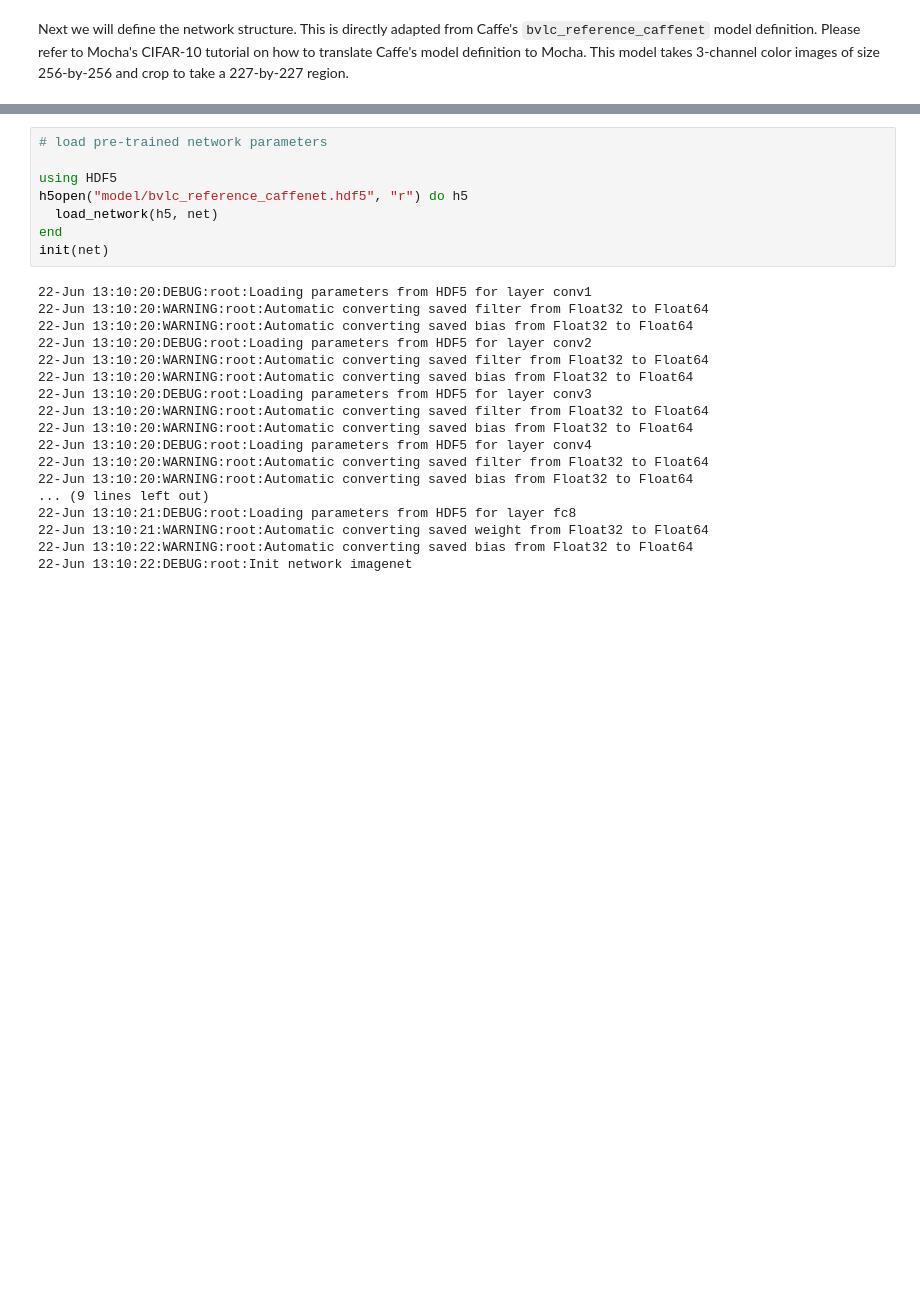
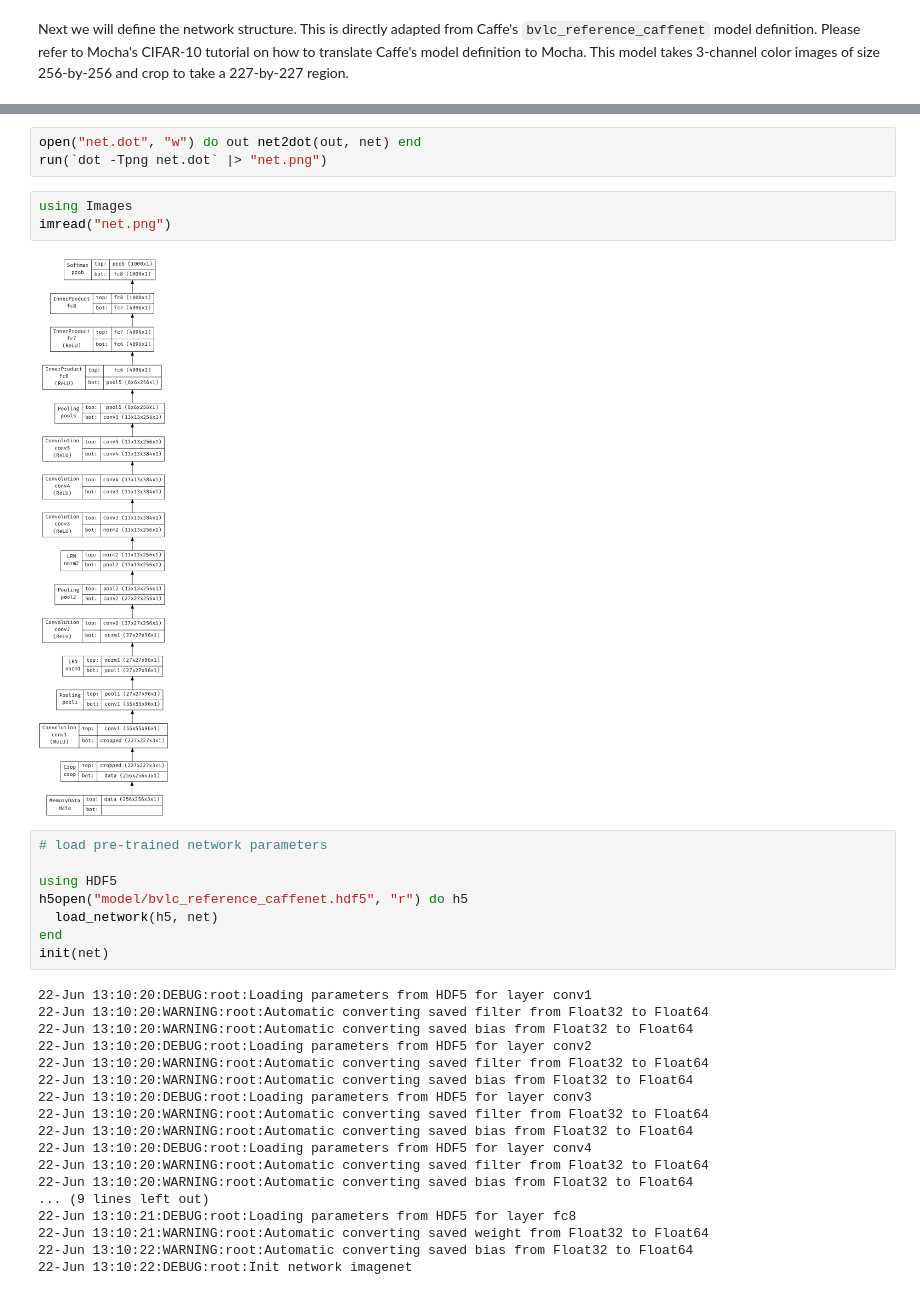
Before and after one commit to pluskid/Mocha.jl, a Jupyter notebook: examples/ijulia/ilsvrc12/imagenet-classifier.ipynb, the cells around one changed output, grey strips where cells are left out. Cells and saved outputs as stored; diff of their text form; blank space fills up the shorter version.

```diff
--- a/examples/ijulia/ilsvrc12/imagenet-classifier.ipynb
+++ b/examples/ijulia/ilsvrc12/imagenet-classifier.ipynb
@@ -95,6 +95,14 @@ println(net)
     Outputs ---------------------------
           prob: Blob(1000 x 1)
 ************************************************************
+# %%
+open("net.dot", "w") do out net2dot(out, net) end
+run(`dot -Tpng net.dot` |> "net.png")
+# %%
+using Images
+imread("net.png")
+# %% [output]
+[figure, added]
 # %%
 # load pre-trained network parameters
 
```
Also changed, not shown: parts of 4 cells of this notebook, 1 other file.
